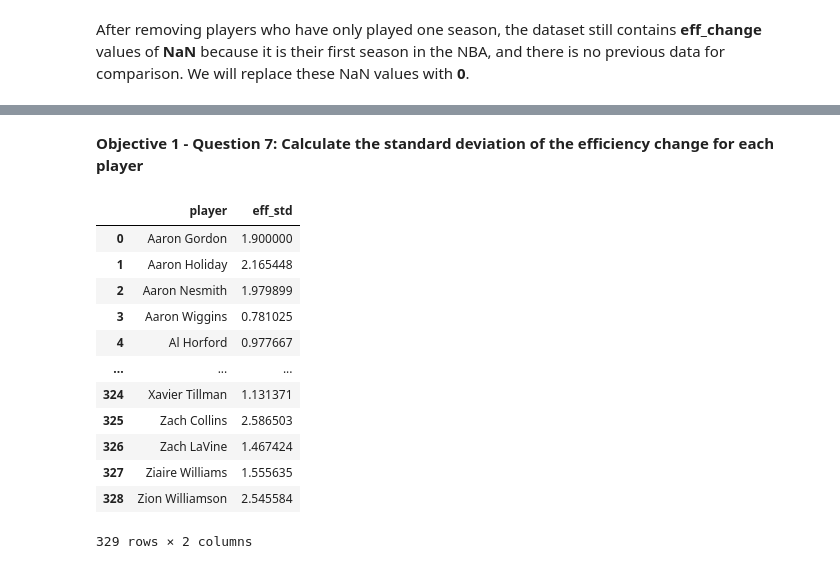
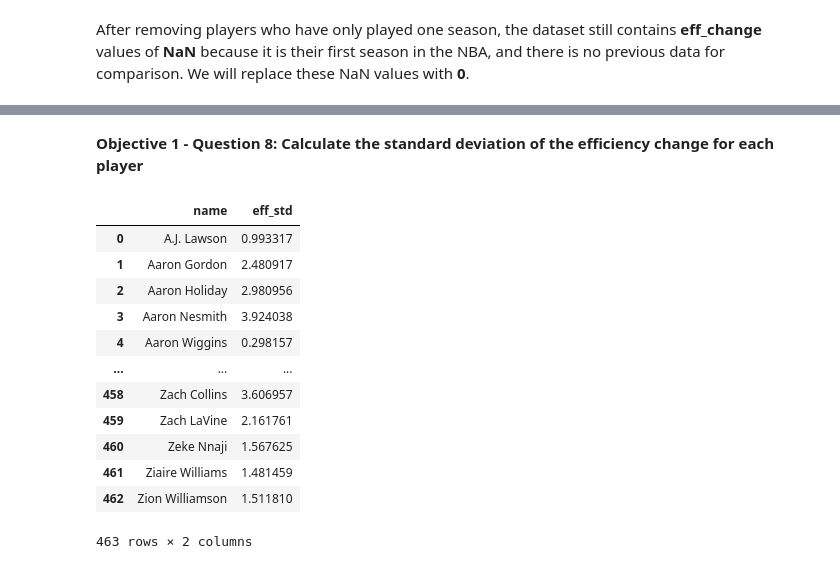
Before and after one commit to chocoCaro/Intro_DS, a Jupyter notebook: [data4life]_objective_1.ipynb, the cells around one changed output, grey strips where cells are left out. Cells and saved outputs as stored; diff of their text form; code cells hidden in the pictures.

```diff
--- a/[data4life]_objective_1.ipynb
+++ b/[data4life]_objective_1.ipynb
@@ -180,0 +216,6 @@ KeyError: 'player'
+# %%
+for col in merged_data.columns:
+    if merged_data[col].isnull().any():
+        merged_data[col] = merged_data.groupby('pos')[col].transform(lambda x: x.fillna(x.mean()))
+
+merged_data.isnull().sum()
@@ -200,6 +259,15 @@ merged_data.head(10)
 # %% [markdown]
 **Objective 1 - Question 1: What is the information of eff of the NBA players though each season?**
 # %%
+merged_data['eff'] = (
+    (merged_data['pts'] + merged_data['trb'] + merged_data['ast'] + merged_data['stl'] + merged_data['blk']) -
+    ((merged_data['fga'] - merged_data['fg']) + (merged_data['fta'] - merged_data['ft']) + merged_data['tov'])
+) / merged_data['g']
+
+merged_data = merged_data[merged_data['season'].isin([
+    "2020-2021", "2021-2022", "2022-2023", "2023-2024", "2024-2025"
+])]
+
 season_group = merged_data.groupby(by='season')
 
 for year, group in season_group:
@@ -398,7 +440,7 @@ plt.show()
 # %%
-player_season_data = merged_data.groupby(['player', 'season']).agg({'eff': 'mean'}).reset_index()
+player_season_data = merged_data.groupby(['name', 'season']).agg({'eff': 'mean'}).reset_index()
 
-player_season_data['eff_change'] = player_season_data.groupby('player')['eff'].diff()
+player_season_data['eff_change'] = player_season_data.groupby('name')['eff'].diff()
 
 player_season_data
 # %% [output]
@@ -418,12 +460,9 @@ player_season_data
 # %% [markdown]
 The players have an **eff_change value** of **NaN** because they have only played one season, so there is no previous data for comparison. We will remove them from the dataset.
 # %%
-# Group by player
-player_season_data_grouped = player_season_data.groupby(by='player')
+player_season_data_grouped = player_season_data.groupby(by='name')
 
-# Filter out players with only 1 season
 filtered_data = player_season_data_grouped.filter(lambda x: len(x) > 1)
-
 filtered_data = filtered_data.reset_index().drop(columns='index')
 
 filtered_data.head()
@@ -450,28 +489,28 @@ filtered_data.head()
 # %% [markdown]
-**Objective 1 - Question 7: Calculate the standard deviation of the efficiency change for each player**
+**Objective 1 - Question 8: Calculate the standard deviation of the efficiency change for each player**
 # %%
-player_std_data = (filtered_data.groupby('player')['eff_change']
+player_std_data = (filtered_data.groupby('name')['eff_change']
                    .std()
                    .reset_index()
                    .replace(np.nan, 0))
 
 player_std_data.rename(columns={'eff_change': 'eff_std'}, inplace=True)
 
 player_std_data
 # %% [output]
-|  | player | eff_std |
-| 0 | Aaron Gordon | 1.900000 |
-| 1 | Aaron Holiday | 2.165448 |
-| 2 | Aaron Nesmith | 1.979899 |
-| 3 | Aaron Wiggins | 0.781025 |
-| 4 | Al Horford | 0.977667 |
+|  | name | eff_std |
+| 0 | A.J. Lawson | 0.993317 |
+| 1 | Aaron Gordon | 2.480917 |
+| 2 | Aaron Holiday | 2.980956 |
+| 3 | Aaron Nesmith | 3.924038 |
+| 4 | Aaron Wiggins | 0.298157 |
 | ... | ... | ... |
-| 324 | Xavier Tillman | 1.131371 |
-| 325 | Zach Collins | 2.586503 |
-| 326 | Zach LaVine | 1.467424 |
-| 327 | Ziaire Williams | 1.555635 |
-| 328 | Zion Williamson | 2.545584 |
+| 458 | Zach Collins | 3.606957 |
+| 459 | Zach LaVine | 2.161761 |
+| 460 | Zeke Nnaji | 1.567625 |
+| 461 | Ziaire Williams | 1.481459 |
+| 462 | Zion Williamson | 1.511810 |
-329 rows × 2 columns
+463 rows × 2 columns
 # %%
 # Plot the histogram
 plt.figure(figsize=(16, 8))
```
Also changed, not shown: parts of 49 cells of this notebook, 3 other files.
